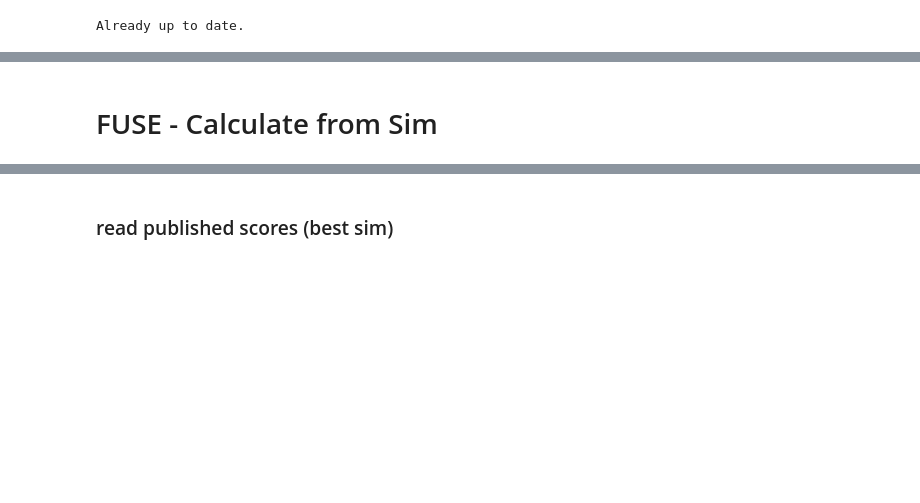
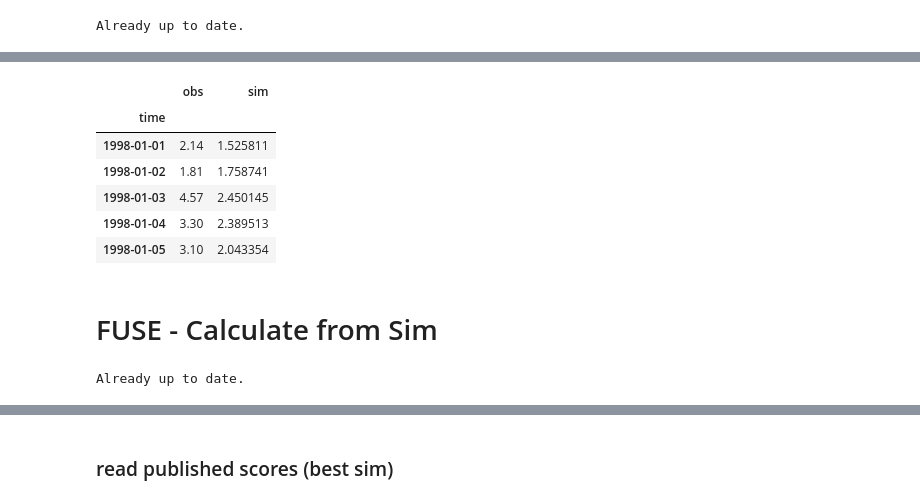
Before and after one commit to ECMWFCode4Earth/ml_drought, a Jupyter notebook: notebooks/draft/49_O_pet_ML_model_errors.ipynb, the cells around one changed output, grey strips where cells are left out. Drawn from its saved outputs; the diff is of its cells as text; code cells hidden in the pictures; blank space fills up the shorter version.

```diff
--- a/notebooks/draft/49_O_pet_ML_model_errors.ipynb
+++ b/notebooks/draft/49_O_pet_ML_model_errors.ipynb
@@ -221,0 +214,14 @@ display(lstm_df.sort_index().head())
+# %%
+# for station_id in lstm_preds.station_id
+station_id = lstm_preds.station_id.values[0]
+df = lstm_preds.sel(station_id=station_id).to_dataframe().drop("station_id", axis=1)
+# station_id
+df.head()
+# %% [output]
+|  | obs | sim |
+| time |  |  |
+| 1998-01-01 | 2.14 | 1.525811 |
+| 1998-01-02 | 1.81 | 1.758741 |
+| 1998-01-03 | 4.57 | 2.450145 |
+| 1998-01-04 | 3.30 | 2.389513 |
+| 1998-01-05 | 3.10 | 2.043354 |
@@ -222,3 +285,21 @@ display(lstm_df.sort_index().head())
 # %% [markdown]
 # FUSE - Calculate from Sim
+# %%
+!git pull
+from scripts.drafts.calculate_error_scores import FuseErrors
+
+if False:
+    # 1. CALCULATE all error metric (slower code for same results)
+    f_class = FuseErrors(fuse_data)
+    fuse_errors = f_class.fuse_errors
+
+    # 2. extract the error dfs
+    fuse_bias = f_class.get_metric_df("bias")
+    fuse_nse_df = f_class.get_metric_df("nse")
+    fuse_kge_df = f_class.get_metric_df("kge")
+    print(fuse_kge_df.shape)
+    print(fuse_kge_df.dropna().shape)
+    fuse_kge_df.dropna().head()
+# %% [output]
+Already up to date.
 # %%
```
Also changed, not shown: parts of 103 cells of this notebook, 3 other files.
